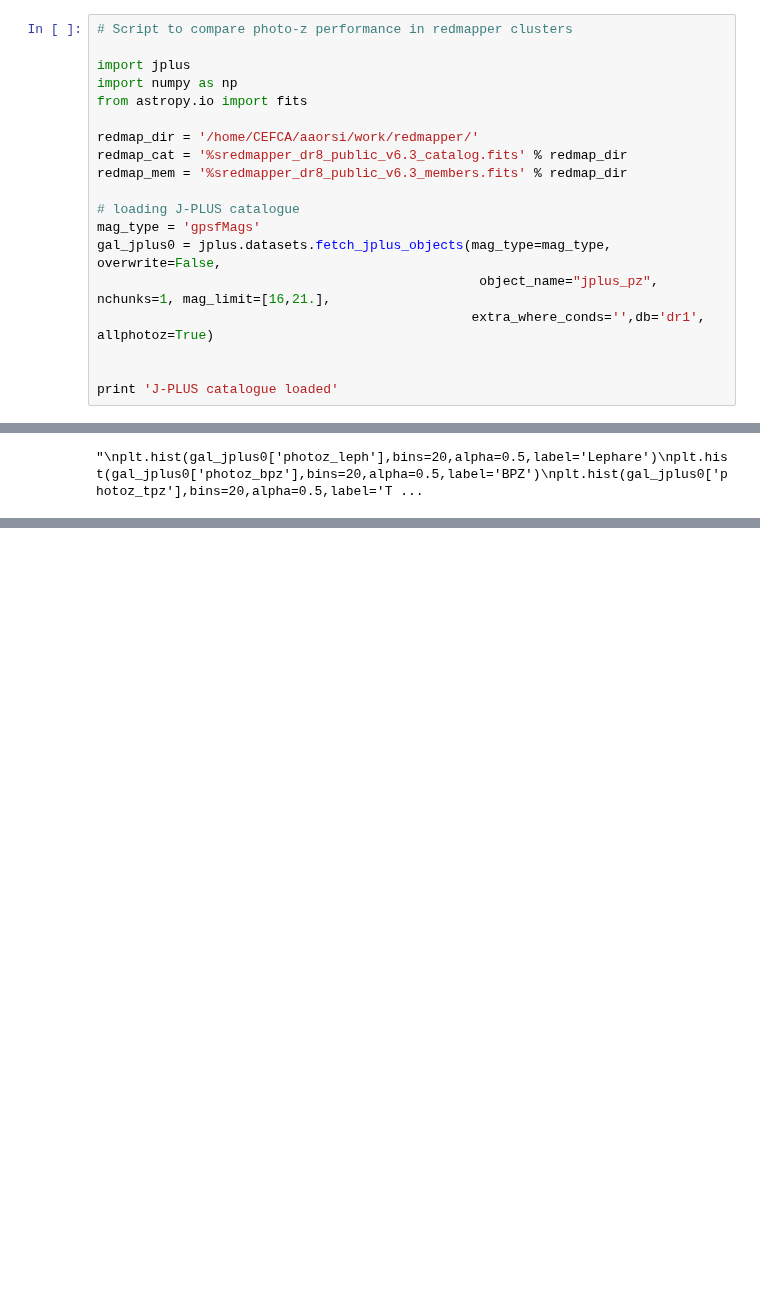
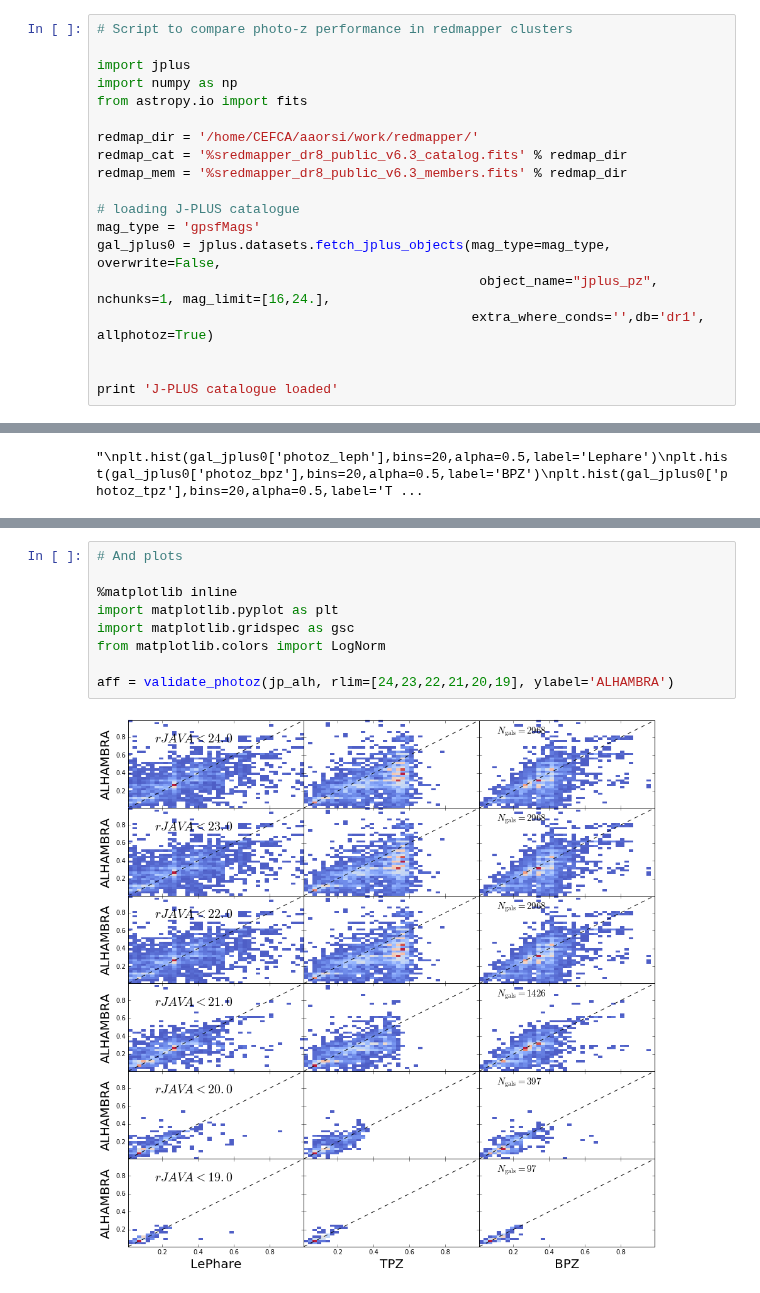
Before and after one commit to aaorsi/ELG_analysis, a Jupyter notebook: photoz_redmapper.ipynb, the cells around one changed output, grey strips where cells are left out. Drawn from its saved outputs; the diff is of its cells as text; blank space fills up the shorter version.

```diff
--- a/photoz_redmapper.ipynb
+++ b/photoz_redmapper.ipynb
@@ -12,7 +12,7 @@ redmap_mem = '%sredmapper_dr8_public_v6.3_members.fits' % redmap_dir
 # loading J-PLUS catalogue
 mag_type = 'gpsfMags'
 gal_jplus0 = jplus.datasets.fetch_jplus_objects(mag_type=mag_type, overwrite=False,
-                                                 object_name="jplus_pz", nchunks=1, mag_limit=[16,21.],
+                                                 object_name="jplus_pz", nchunks=1, mag_limit=[16,24.],
                                                 extra_where_conds='',db='dr1', allphotoz=True)
 
 
@@ -237,0 +231,11 @@ plt.show()
+# %%
+# And plots
+
+%matplotlib inline
+import matplotlib.pyplot as plt
+import matplotlib.gridspec as gsc
+from matplotlib.colors import LogNorm
+
+aff = validate_photoz(jp_alh, rlim=[24,23,22,21,20,19], ylabel='ALHAMBRA')
+# %% [output]
+[figure, added]
```
Also changed, not shown: parts of 14 cells of this notebook, 1 other file.
